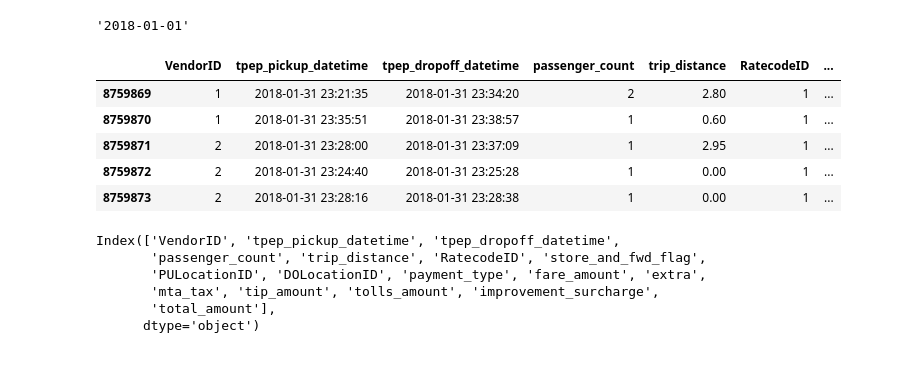
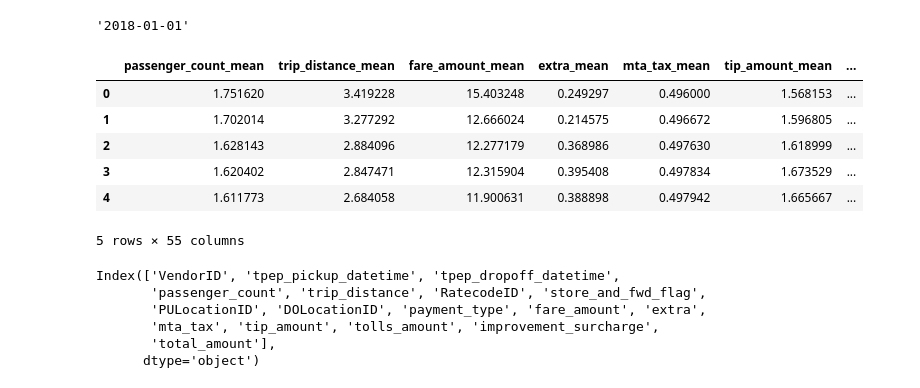
Before and after one commit to Alex-Witt/taxi_cab_sp_500, a Jupyter notebook: Taxi_better.ipynb, the cells around one changed output. Drawn from its saved outputs; the diff is of its cells as text; code cells hidden in the pictures.

```diff
--- a/Taxi_better.ipynb
+++ b/Taxi_better.ipynb
@@ -172,14 +159,15 @@ data.append(data).shape
 # %% [output]
 '2018-01-01'
 # %%
-df.tail()
+df.head()
 # %% [output]
-|  | VendorID | tpep_pickup_datetime | tpep_dropoff_datetime | passenger_count | trip_distance | RatecodeID | ... |
-| 8759869 | 1 | 2018-01-31 23:21:35 | 2018-01-31 23:34:20 | 2 | 2.80 | 1 | ... |
-| 8759870 | 1 | 2018-01-31 23:35:51 | 2018-01-31 23:38:57 | 1 | 0.60 | 1 | ... |
-| 8759871 | 2 | 2018-01-31 23:28:00 | 2018-01-31 23:37:09 | 1 | 2.95 | 1 | ... |
-| 8759872 | 2 | 2018-01-31 23:24:40 | 2018-01-31 23:25:28 | 1 | 0.00 | 1 | ... |
-| 8759873 | 2 | 2018-01-31 23:28:16 | 2018-01-31 23:28:38 | 1 | 0.00 | 1 | ... |
+|  | passenger_count_mean | trip_distance_mean | fare_amount_mean | extra_mean | mta_tax_mean | tip_amount_mean | ... |
+| 0 | 1.751620 | 3.419228 | 15.403248 | 0.249297 | 0.496000 | 1.568153 | ... |
+| 1 | 1.702014 | 3.277292 | 12.666024 | 0.214575 | 0.496672 | 1.596805 | ... |
+| 2 | 1.628143 | 2.884096 | 12.277179 | 0.368986 | 0.497630 | 1.618999 | ... |
+| 3 | 1.620402 | 2.847471 | 12.315904 | 0.395408 | 0.497834 | 1.673529 | ... |
+| 4 | 1.611773 | 2.684058 | 11.900631 | 0.388898 | 0.497942 | 1.665667 | ... |
+5 rows × 55 columns
 # %%
 df.columns
 # %% [output]
```
Also changed, not shown: parts of 4 cells of this notebook, 6 other files.
